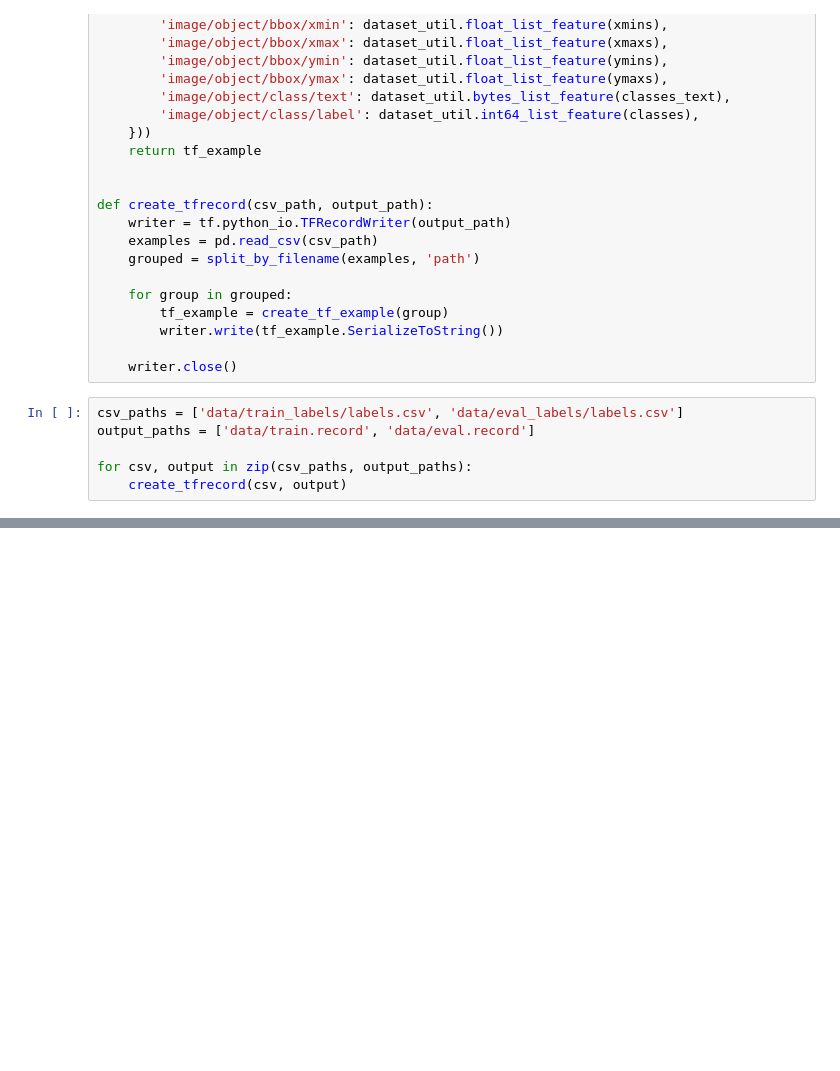
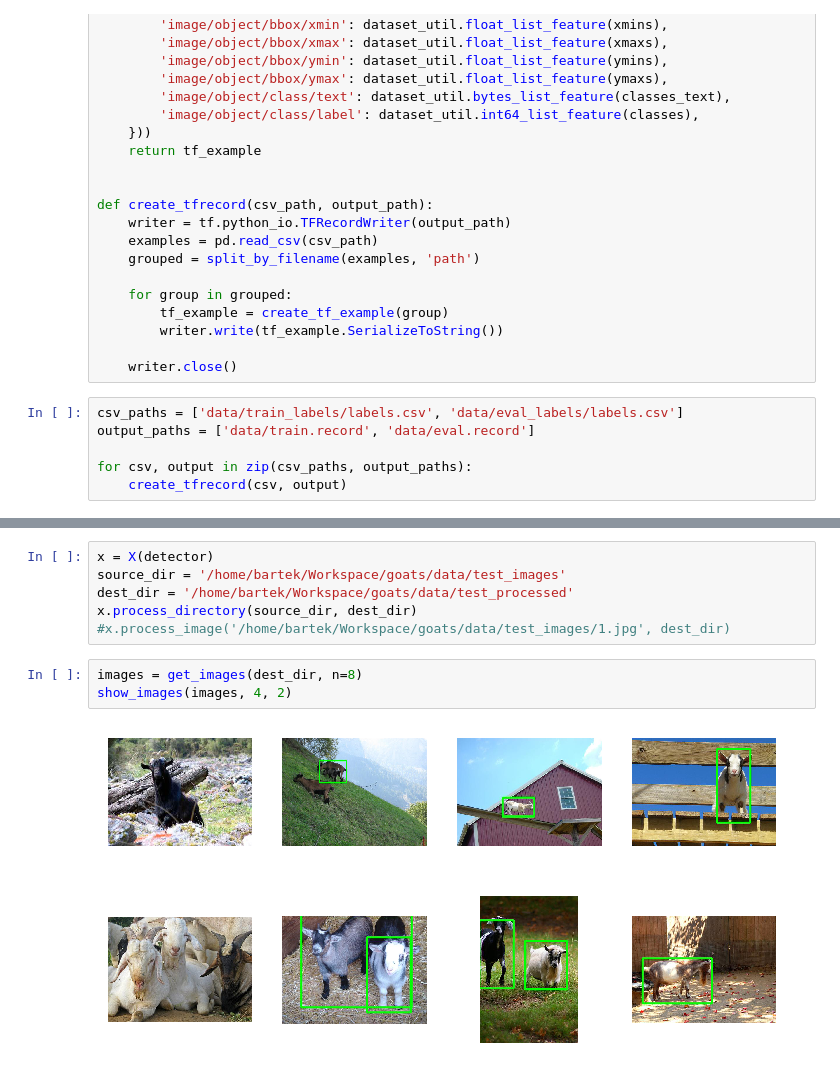
Before and after one commit to bpaszko/goats, a Jupyter notebook: data_processing.ipynb, the cells around one changed output, grey strips where cells are left out. Drawn from its saved outputs; the diff is of its cells as text; blank space fills up the shorter version.

```diff
--- a/data_processing.ipynb
+++ b/data_processing.ipynb
@@ -171,0 +277,11 @@ for csv, output in zip(csv_paths, output_paths):
+# %%
+x = X(detector)
+source_dir = '/home/bartek/Workspace/goats/data/test_images'
+dest_dir = '/home/bartek/Workspace/goats/data/test_processed'
+x.process_directory(source_dir, dest_dir)
+#x.process_image('/home/bartek/Workspace/goats/data/test_images/1.jpg', dest_dir)
+# %%
+images = get_images(dest_dir, n=8)
+show_images(images, 4, 2)
+# %% [output]
+[figure, added]
```
Also changed, not shown: parts of 7 cells of this notebook.
